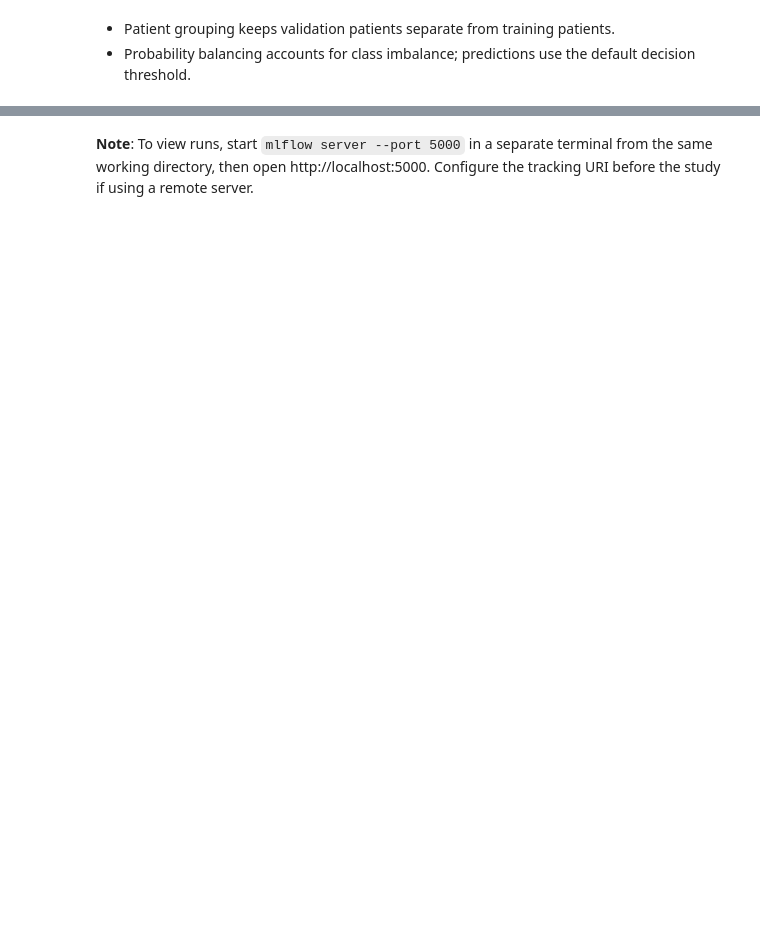
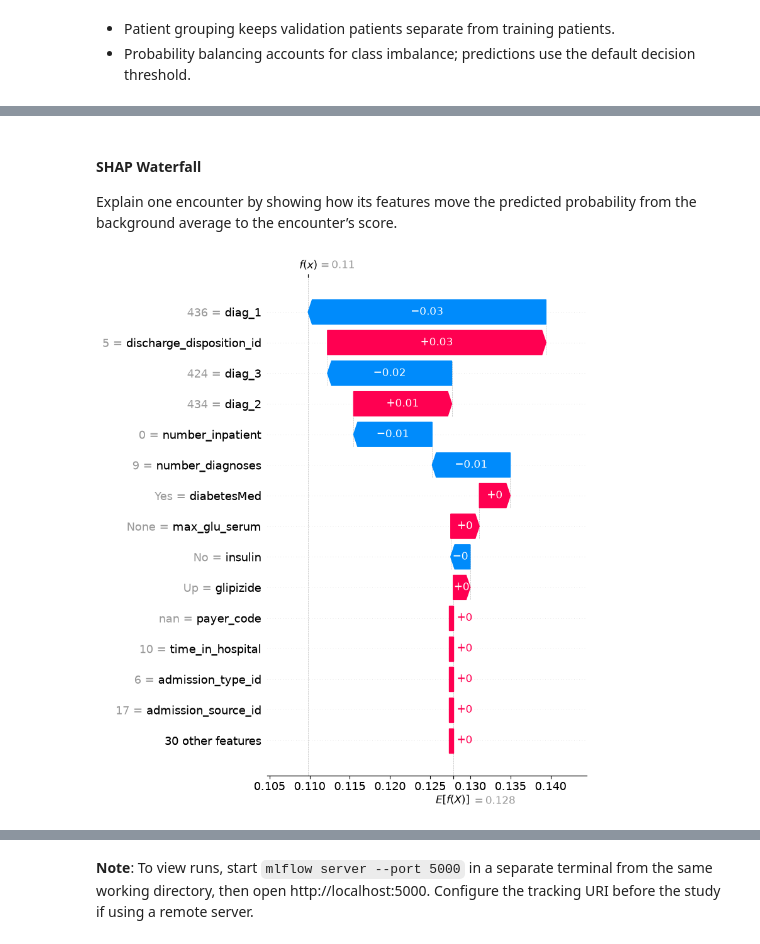
Before and after one commit to anilsathyan7/modern_data_science, a Jupyter notebook: tabular_data/diabetes_hospital.ipynb, the cells around one changed output, grey strips where cells are left out. Drawn from its saved outputs; the diff is of its cells as text; code cells hidden in the pictures; blank space fills up the shorter version.

```diff
--- a/tabular_data/diabetes_hospital.ipynb
+++ b/tabular_data/diabetes_hospital.ipynb
@@ -756,0 +964,9 @@ CatBoost has higher macro-F1, while TabPFN finds more early readmissions and rai
+# %% [markdown]
+#### SHAP Waterfall
+
+Explain one encounter by showing how its features move the predicted probability from the background average to the encounter’s score.
+# %%
+shap.plots.waterfall(ag_shap_values[0], max_display=15, show=False)
+show_ag_shap("waterfall_0")
+# %% [output]
+[figure, added]
```
Also changed, not shown: parts of 53 cells of this notebook, 2 other files.
